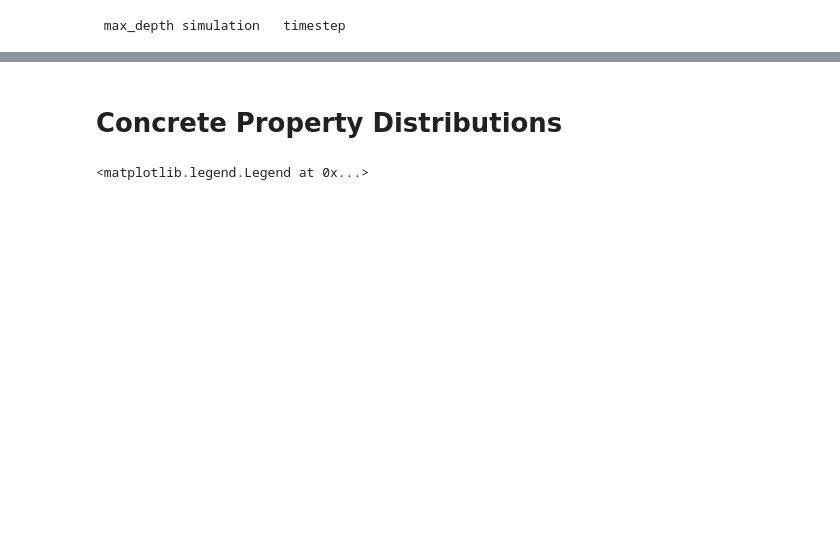
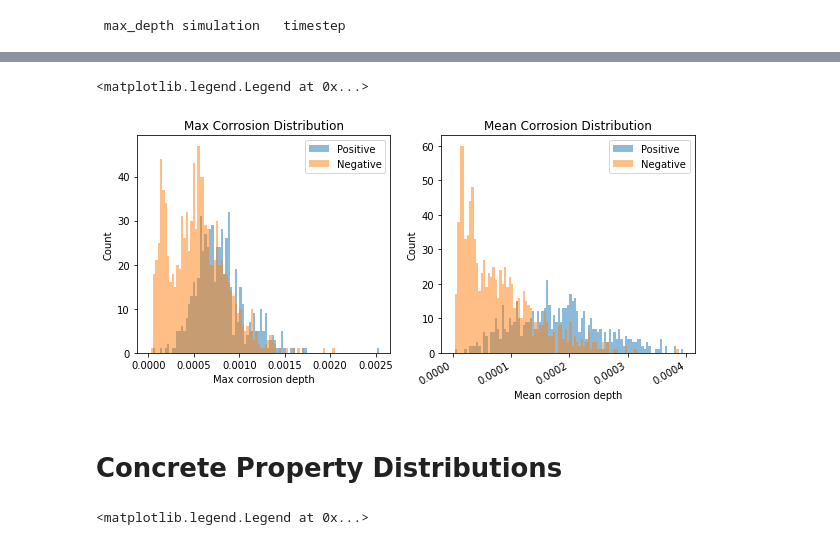
Before and after one commit to jmswong/concrete_corrosion, a Jupyter notebook: data_analysis/data_analysis.ipynb, the cells around one changed output, grey strips where cells are left out. Cells and saved outputs as stored; diff of their text form; code cells hidden in the pictures; blank space fills up the shorter version.

```diff
--- a/data_analysis/data_analysis.ipynb
+++ b/data_analysis/data_analysis.ipynb
@@ -108,3 +119,35 @@ for x in high_max_depth:
+# %%
+# Combine the above
+fig, (ax1, ax2) = plt.subplots(1, 2, figsize=(10,4))
+
+bins = np.linspace(0, max(list(positive_peaks) + list(negative_peaks)), 100)
+
+ax1.hist(positive_peaks, bins, alpha=0.5, label="Positive")
+
+ax1.hist(negative_peaks, bins, alpha=0.5, label="Negative")
+ax1.set_title("Max Corrosion Distribution")
+
+ax1.set_xlabel("Max corrosion depth")
+ax1.set_ylabel("Count")
+
+ax1.legend()
+
+bins = np.linspace(0, max(list(positive_mean) + list(negative_mean)), 100)
+
+ax2.hist(positive_mean, bins, alpha=0.5, label="Positive")
+
+ax2.hist(negative_mean, bins, alpha=0.5, label="Negative")
+ax2.set_title("Mean Corrosion Distribution")
+
+ax2.set_xlabel("Mean corrosion depth")
+ax2.set_ylabel("Count")
+
+plt.setp(ax2.get_xticklabels(), rotation=30, horizontalalignment='right')
+
+plt.legend()
+# %% [output]
+<matplotlib.legend.Legend at 0x...>
+[figure, added]
 # %% [markdown]
 # Concrete Property Distributions
 # %%
```
Also changed, not shown: parts of 9 cells of this notebook.
